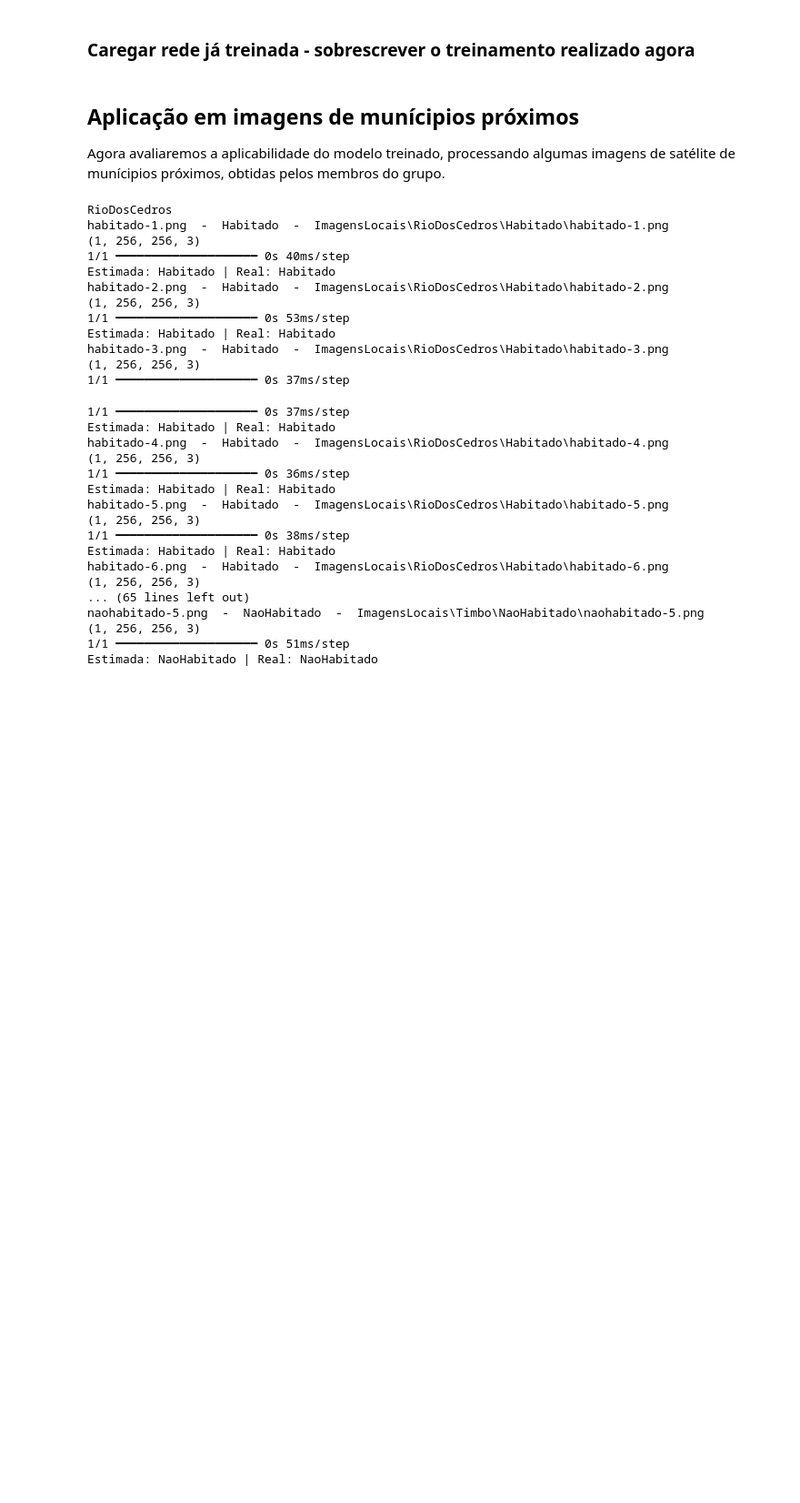
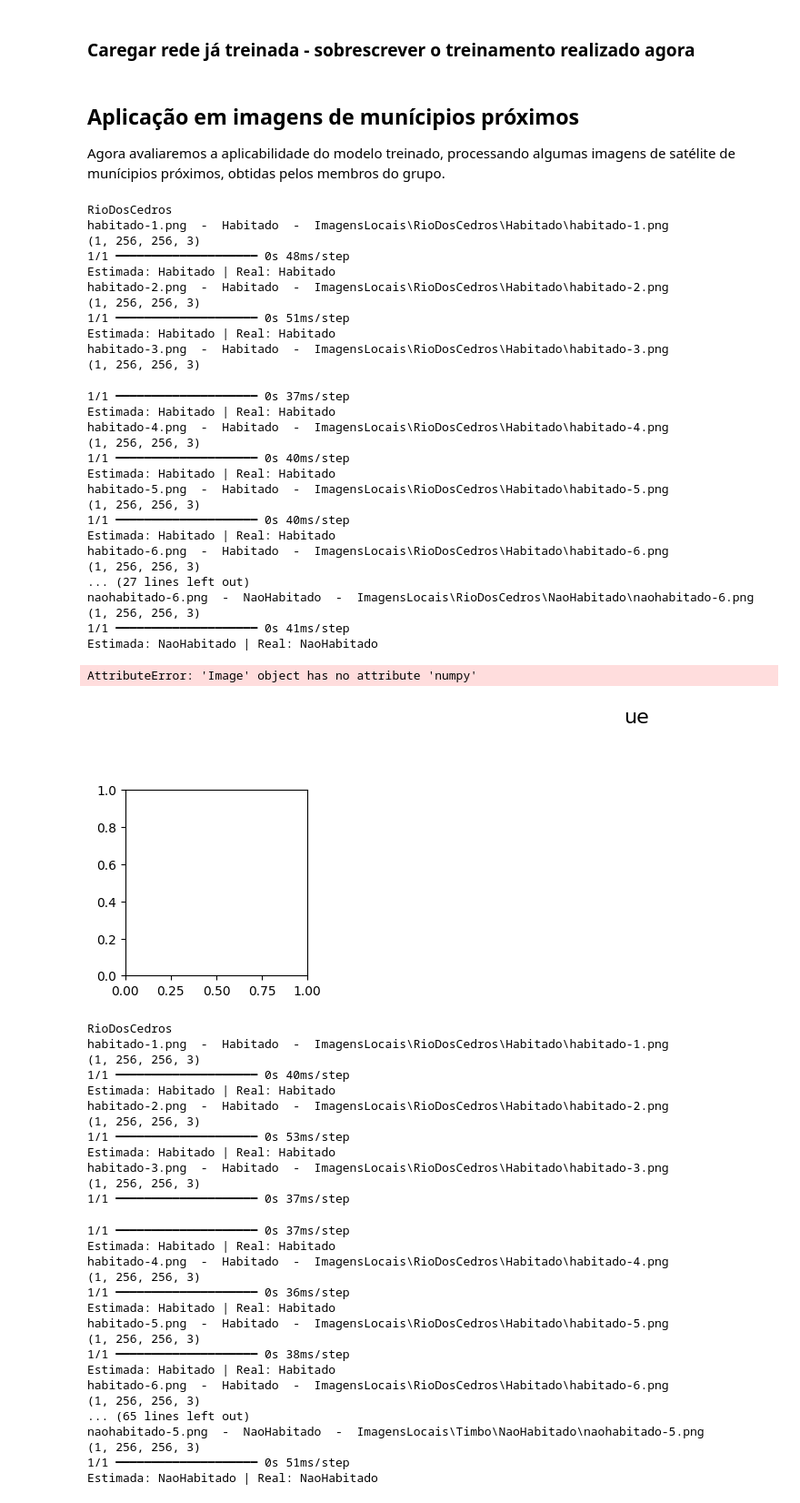
Before and after one commit to luizklitzke1/PI-Final, a Jupyter notebook: TrabalhoFinalPI.ipynb, the cells around one changed output. Shown at 91% size. Saved outputs shown, nothing was run; the diff lists cells and outputs as text; code cells hidden in the pictures; blank space fills up the shorter version.

Commit message:
Ajustes na função de montagem de grid para comparacao de resultado e teste para implementar nas locais

```diff
--- a/TrabalhoFinalPI.ipynb
+++ b/TrabalhoFinalPI.ipynb
@@ -255,6 +259,76 @@ cnn = keras.models.load_model("resultados/redes/treinamento.keras")
 ## Aplicação em imagens de munícipios próximos
 
 Agora avaliaremos a aplicabilidade do modelo treinado, processando algumas imagens de satélite de munícipios próximos, obtidas pelos membros do grupo.
+# %%
+path_locais = "ImagensLocais"
+
+imagens = []
+labels_reais = []
+labels_estimadas = []
+
+def processa_municipio(nome_muncipio, path_municipio):
+    for root, dirs, files in os.walk(path_municipio):
+        for file in files:
+            path_imagem = os.path.join(root, file)
+            nome_imagem = file
+            label_real = os.path.basename(root)
+            labels_reais.append(label_real)
+
+            print(nome_imagem, " - ", label_real, " - ", path_imagem)
+
+            img = keras.utils.load_img(path = path_imagem, target_size = (img_height, img_width), keep_aspect_ratio = False)
+            imagens.append(img)
+
+            img_array = keras.utils.img_to_array(img)
+            img_array = np.expand_dims(img_array, axis = 0)
+            print(img_array.shape)
+
+            pred = cnn.predict(img_array)
+            label_estimada = labels_classes[int((pred > 0.5).astype("int32").flatten())]
+            labels_estimadas.append(label_estimada)
+
+            print(f"Estimada: {label_estimada} | Real: {label_real}")
+            if label_estimada != label_real:
+                print("ERROU AQUI")
+
+    mostra_grid_classificacao(imagens, labels_reais, labels_estimadas, "ue")
+
+with os.scandir(path_locais) as itens_pasta:
+    for item in itens_pasta:
+        if item.is_dir(): #Cada munícipio é uma pasta
+            print(item.name)
+            processa_municipio(item.name, os.path.join(path_locais, item.name))
+# %% [output]
+RioDosCedros
+habitado-1.png  -  Habitado  -  ImagensLocais\RioDosCedros\Habitado\habitado-1.png
+(1, 256, 256, 3)
+1/1 ━━━━━━━━━━━━━━━━━━━━ 0s 48ms/step
+Estimada: Habitado | Real: Habitado
+habitado-2.png  -  Habitado  -  ImagensLocais\RioDosCedros\Habitado\habitado-2.png
+(1, 256, 256, 3)
+1/1 ━━━━━━━━━━━━━━━━━━━━ 0s 51ms/step
+Estimada: Habitado | Real: Habitado
+habitado-3.png  -  Habitado  -  ImagensLocais\RioDosCedros\Habitado\habitado-3.png
+(1, 256, 256, 3)
+1/1 ━━━━━━━━━━━━━━━━━━━━ 0s 37ms/step
+Estimada: Habitado | Real: Habitado
+habitado-4.png  -  Habitado  -  ImagensLocais\RioDosCedros\Habitado\habitado-4.png
+(1, 256, 256, 3)
+1/1 ━━━━━━━━━━━━━━━━━━━━ 0s 40ms/step
+Estimada: Habitado | Real: Habitado
+habitado-5.png  -  Habitado  -  ImagensLocais\RioDosCedros\Habitado\habitado-5.png
+(1, 256, 256, 3)
+1/1 ━━━━━━━━━━━━━━━━━━━━ 0s 40ms/step
+Estimada: Habitado | Real: Habitado
+habitado-6.png  -  Habitado  -  ImagensLocais\RioDosCedros\Habitado\habitado-6.png
+(1, 256, 256, 3)
+... (27 lines left out)
+naohabitado-6.png  -  NaoHabitado  -  ImagensLocais\RioDosCedros\NaoHabitado\naohabitado-6.png
+(1, 256, 256, 3)
+1/1 ━━━━━━━━━━━━━━━━━━━━ 0s 41ms/step
+Estimada: NaoHabitado | Real: NaoHabitado
+AttributeError: 'Image' object has no attribute 'numpy'
+[figure, added]
 # %%
 path_locais = "ImagensLocais"
 
```
Also changed, not shown: parts of 2 cells of this notebook, 5 other files.
